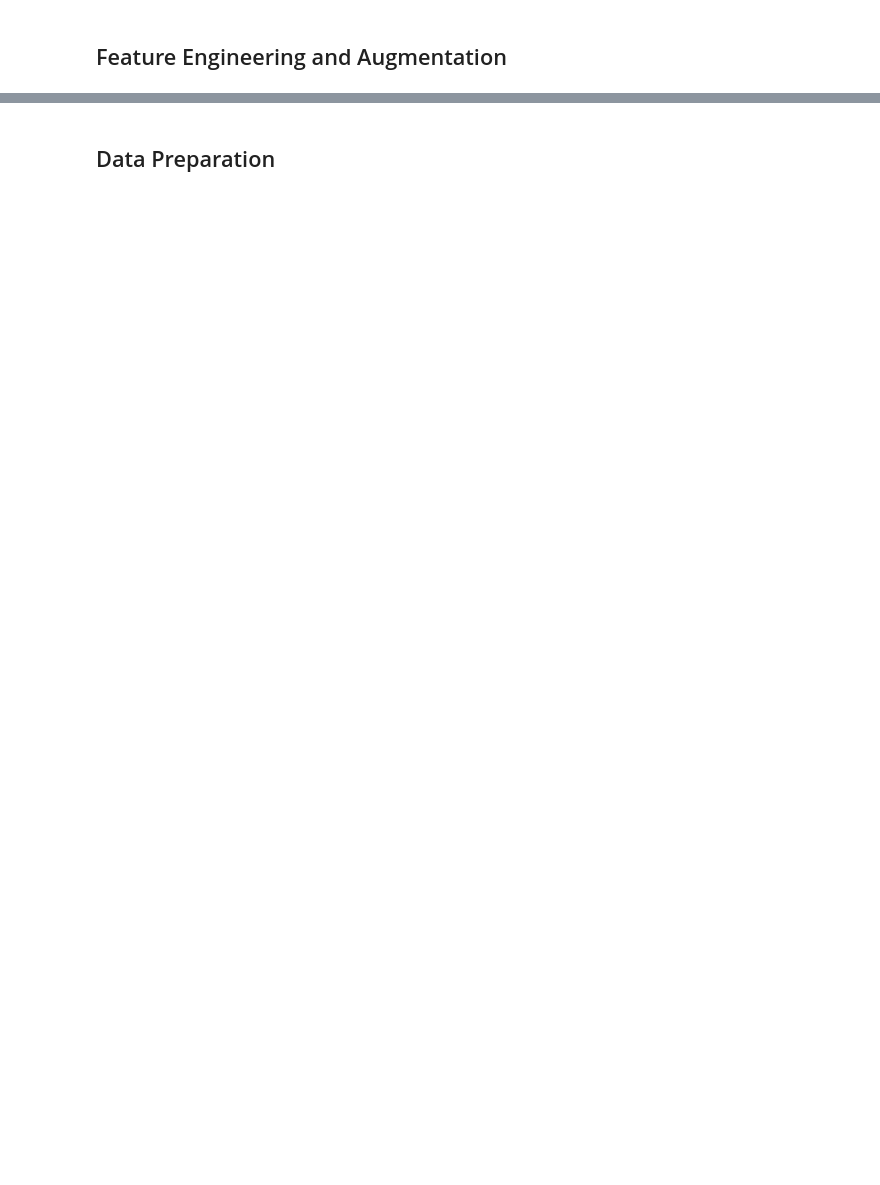
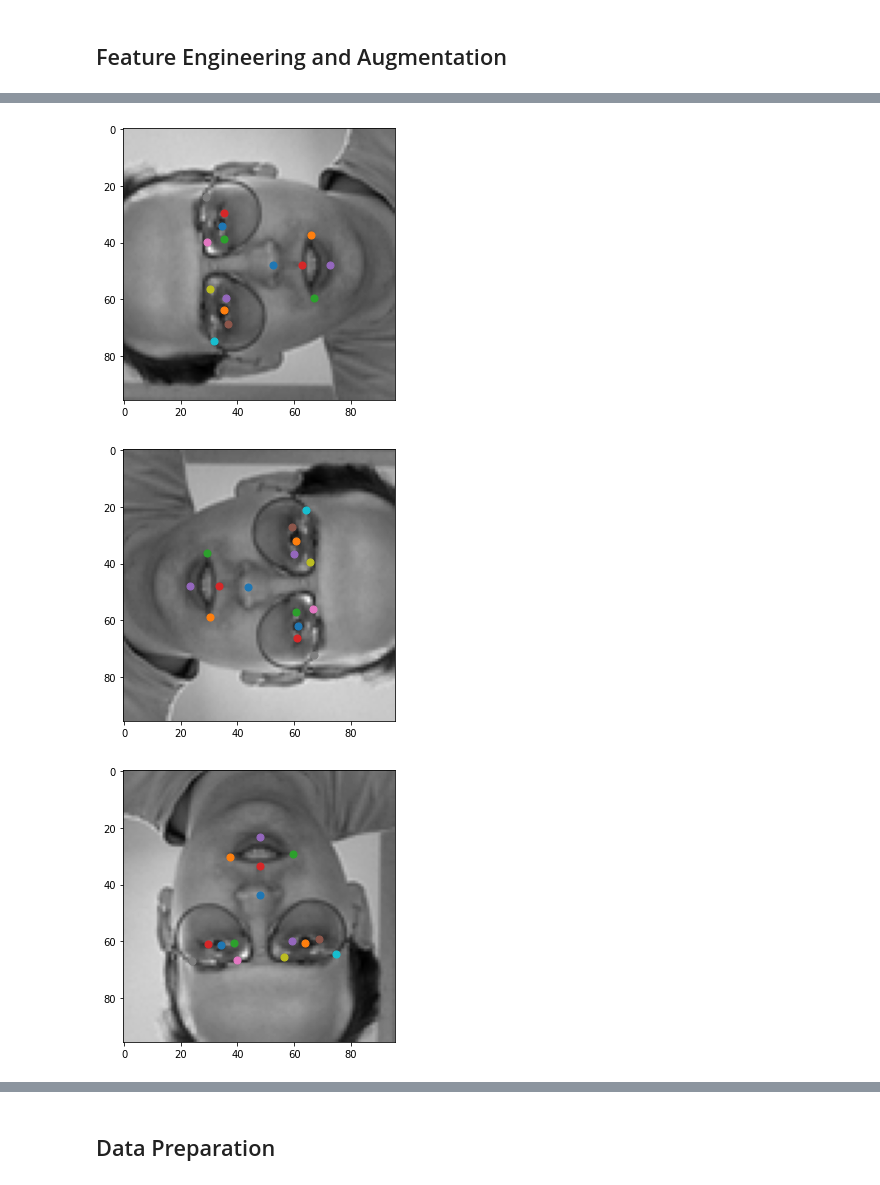
Before and after one commit to abhisha1991/w207_final_project, a Jupyter notebook: notebooks/w207-final-project.ipynb, the cells around one changed output, grey strips where cells are left out. Cells and saved outputs as stored; diff of their text form; code cells hidden in the pictures; blank space fills up the shorter version.

```diff
--- a/notebooks/w207-final-project.ipynb
+++ b/notebooks/w207-final-project.ipynb
@@ -372,3 +450,8 @@ plot_image_with_label_optional(temp_train_img_2d[155], temp_train_labels_df.iloc
 # %%
-# Plot right rotation for single image
-plot_image_with_label_optional(temp_train_img_2d[155+num_train_examples], temp_train_labels_df.iloc[155+num_train_examples]).show()
+# Display all augmentations for a single image
+for i in range(len(aug_list)):
+    plot_image_with_label_optional(temp_train_img_2d[img_display + (i*num_train_examples)], temp_train_labels_df.iloc[img_display + (i*num_train_examples)]).show()
+# %% [output]
+[figure, added]
+[figure, added]
+[figure, added]
```
Also changed, not shown: parts of 40 cells of this notebook.
